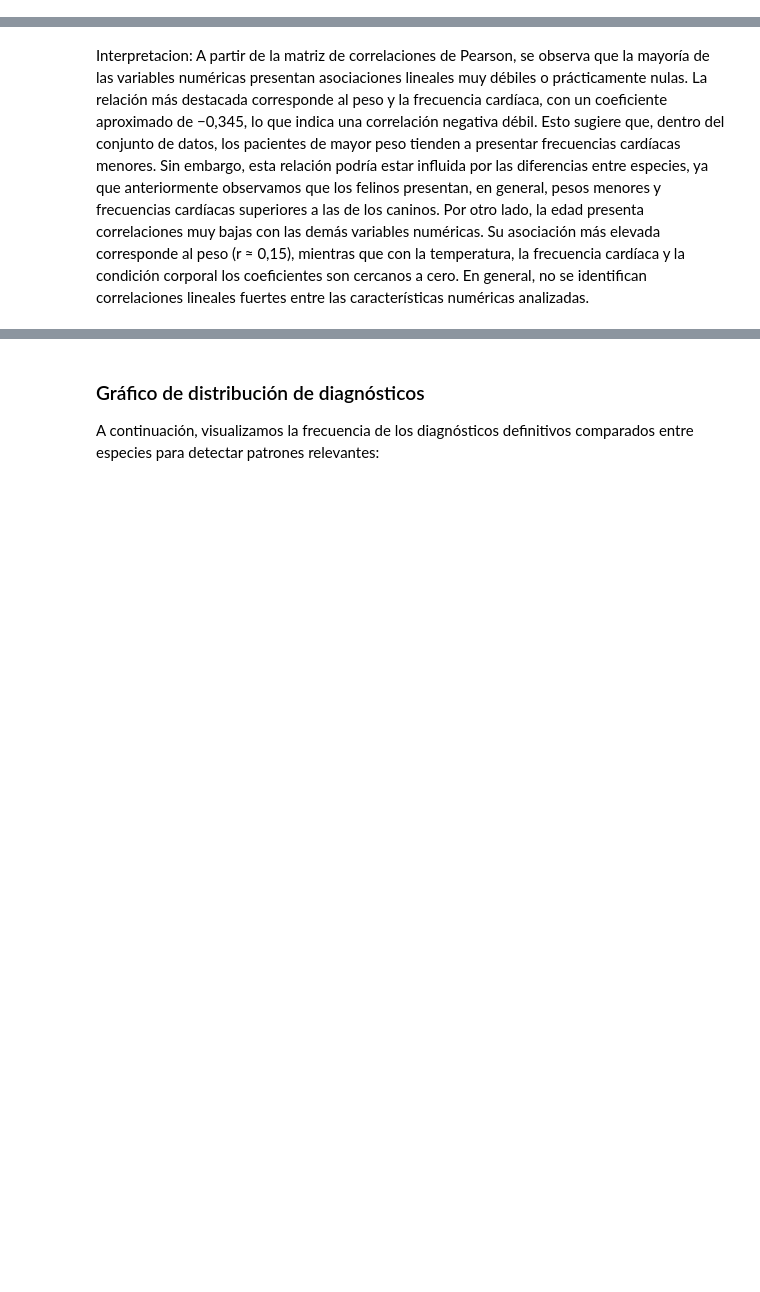
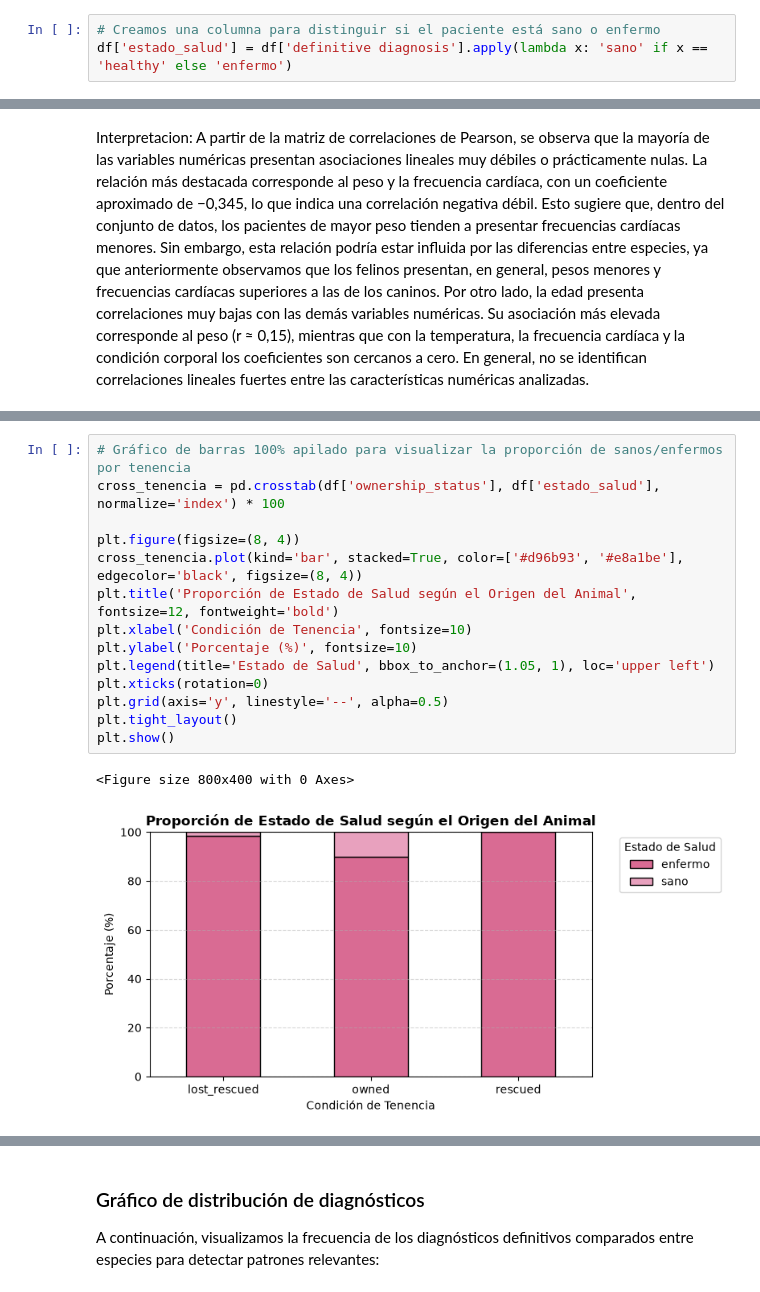
Before and after one commit to juanacebreiros2-ai/TP-PYTONH, a Jupyter notebook: pruebaDataset10.ipynb, the cells around one changed output, grey strips where cells are left out. Cells and saved outputs as stored; diff of their text form; blank space fills up the shorter version.

```diff
--- a/pruebaDataset10.ipynb
+++ b/pruebaDataset10.ipynb
@@ -27,6 +27,9 @@ df.shape
 # %% [output]
 el Dataset fue cargado exitosamente. Tiene las siguientes dimensiones:
 (2000, 15)
+# %%
+# Creamos una columna para distinguir si el paciente está sano o enfermo
+df['estado_salud'] = df['definitive diagnosis'].apply(lambda x: 'sano' if x == 'healthy' else 'enfermo')
 # %% [markdown]
 ### PARTE 2 - EDA INICIAL - PREPARACIÓN Y LIMPIEZA DE DATOS
 # %% [markdown]
@@ -934,0 +967,17 @@ KeyError: "Label(s) ['Patient ID'] do not exist"
+# %%
+# Gráfico de barras 100% apilado para visualizar la proporción de sanos/enfermos por tenencia
+cross_tenencia = pd.crosstab(df['ownership_status'], df['estado_salud'], normalize='index') * 100
+
+plt.figure(figsize=(8, 4))
+cross_tenencia.plot(kind='bar', stacked=True, color=['#d96b93', '#e8a1be'], edgecolor='black', figsize=(8, 4))
+plt.title('Proporción de Estado de Salud según el Origen del Animal', fontsize=12, fontweight='bold')
+plt.xlabel('Condición de Tenencia', fontsize=10)
+plt.ylabel('Porcentaje (%)', fontsize=10)
+plt.legend(title='Estado de Salud', bbox_to_anchor=(1.05, 1), loc='upper left')
+plt.xticks(rotation=0)
+plt.grid(axis='y', linestyle='--', alpha=0.5)
+plt.tight_layout()
+plt.show()
+# %% [output]
+<Figure size 800x400 with 0 Axes>
+[figure, added]
```
Also changed, not shown: parts of 5 cells of this notebook.
